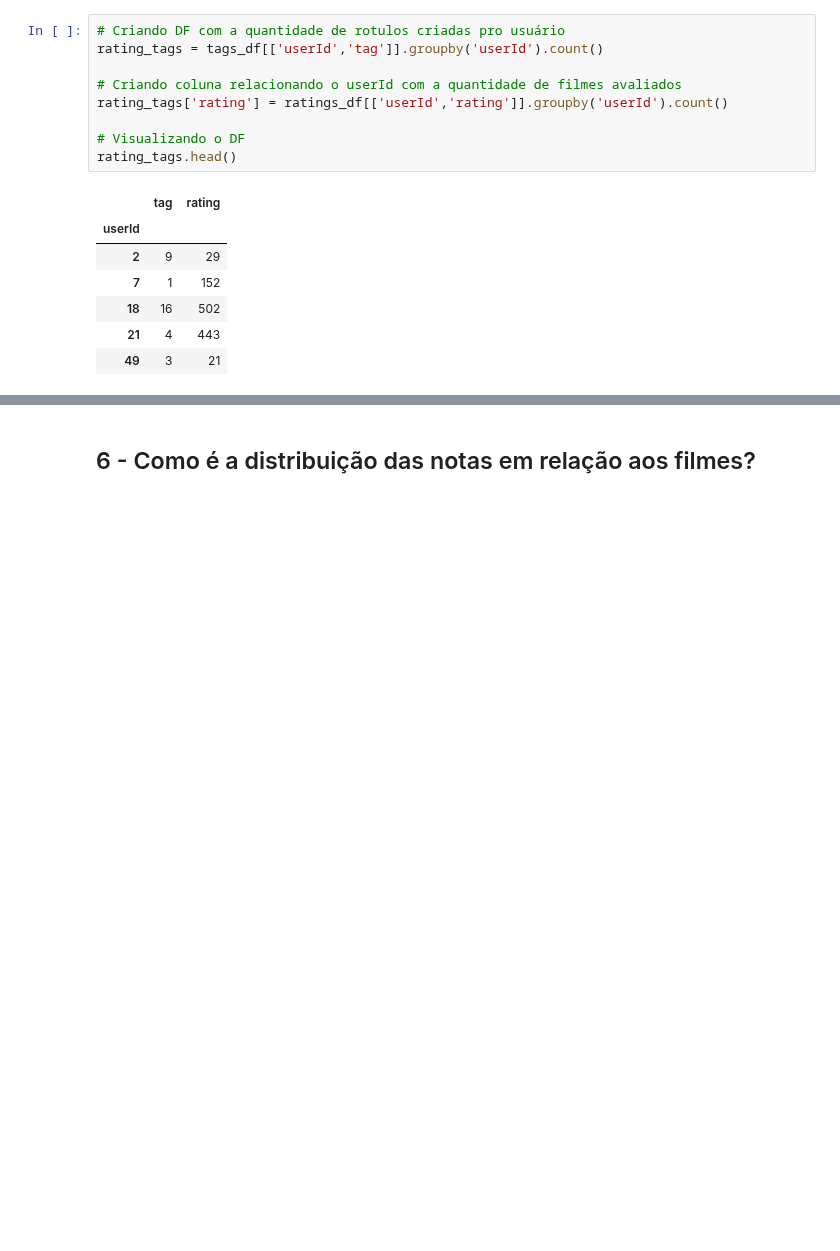
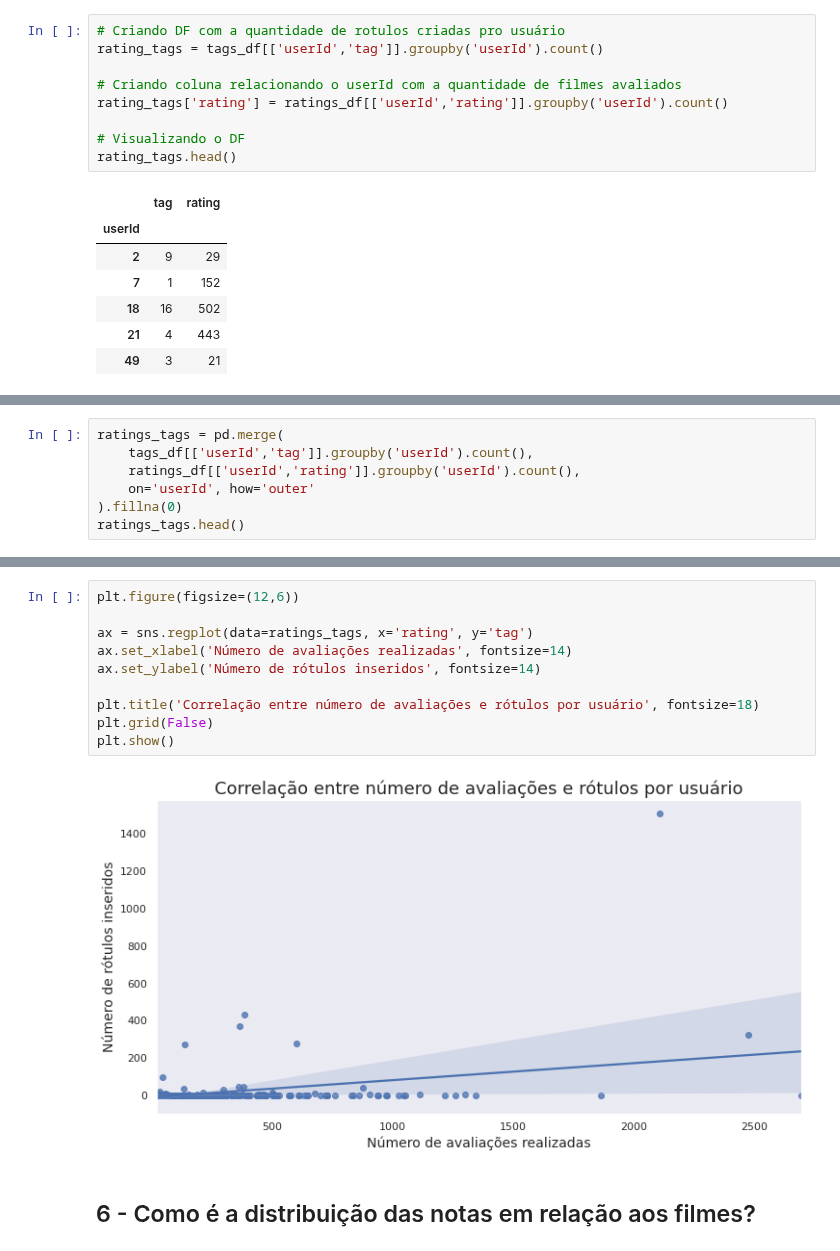
Before and after one commit to dieguim-ifsp-posCD/D1AED, a Jupyter notebook: avaliacoes/20210513-avaliacao01/AED-movie-lens-small.ipynb, the cells around one changed output, grey strips where cells are left out. Saved outputs shown, nothing was run; the diff lists cells and outputs as text; blank space fills up the shorter version.

```diff
--- a/avaliacoes/20210513-avaliacao01/AED-movie-lens-small.ipynb
+++ b/avaliacoes/20210513-avaliacao01/AED-movie-lens-small.ipynb
@@ -1117,0 +1122,7 @@ Segundo a [Tabela do Coeficiente de Correlação de Pearson](https://pt.wikipedi
+# %%
+ratings_tags = pd.merge(
+    tags_df[['userId','tag']].groupby('userId').count(),
+    ratings_df[['userId','rating']].groupby('userId').count(),
+    on='userId', how='outer'
+).fillna(0)
+ratings_tags.head()
@@ -1118,3 +1143,15 @@ Segundo a [Tabela do Coeficiente de Correlação de Pearson](https://pt.wikipedi
+# %%
+plt.figure(figsize=(12,6))
+
+ax = sns.regplot(data=ratings_tags, x='rating', y='tag')
+ax.set_xlabel('Número de avaliações realizadas', fontsize=14)
+ax.set_ylabel('Número de rótulos inseridos', fontsize=14)
+
+plt.title('Correlação entre número de avaliações e rótulos por usuário', fontsize=18)
+plt.grid(False)
+plt.show()
+# %% [output]
+[figure, added]
 # %% [markdown]
 ## 6 - Como é a distribuição das notas em relação aos filmes?
 # %%
```
Also changed, not shown: parts of 15 cells of this notebook.
